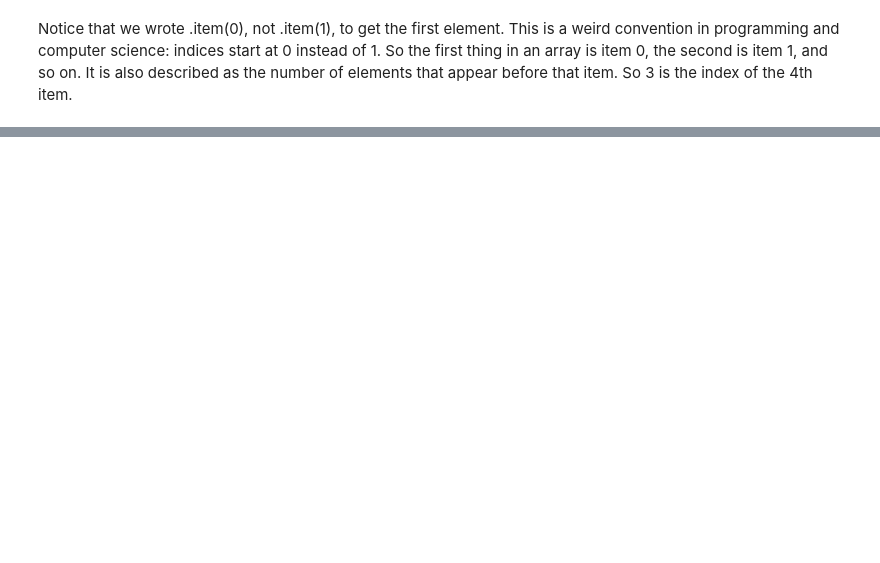
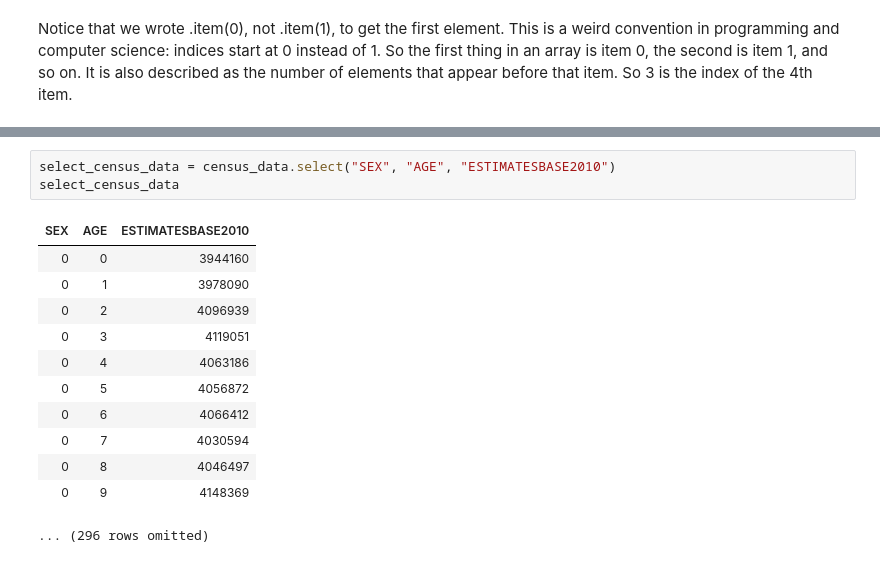
Before and after one commit to ds-modules/GWS-131, a Jupyter notebook: 01-Intro.ipynb, the cells around one changed output, grey strips where cells are left out. Cells and saved outputs as stored; diff of their text form; blank space fills up the shorter version.

```diff
--- a/01-Intro.ipynb
+++ b/01-Intro.ipynb
@@ -203,0 +326,16 @@ Notice that we wrote .item(0), not .item(1), to get the first element. This is a
+# %%
+select_census_data = census_data.select("SEX", "AGE", "ESTIMATESBASE2010")
+select_census_data
+# %% [output]
+| SEX | AGE | ESTIMATESBASE2010 |
+| 0 | 0 | 3944160 |
+| 0 | 1 | 3978090 |
+| 0 | 2 | 4096939 |
+| 0 | 3 | 4119051 |
+| 0 | 4 | 4063186 |
+| 0 | 5 | 4056872 |
+| 0 | 6 | 4066412 |
+| 0 | 7 | 4030594 |
+| 0 | 8 | 4046497 |
+| 0 | 9 | 4148369 |
+... (296 rows omitted)
```
Also changed, not shown: parts of 50 cells of this notebook, 1 other file.
